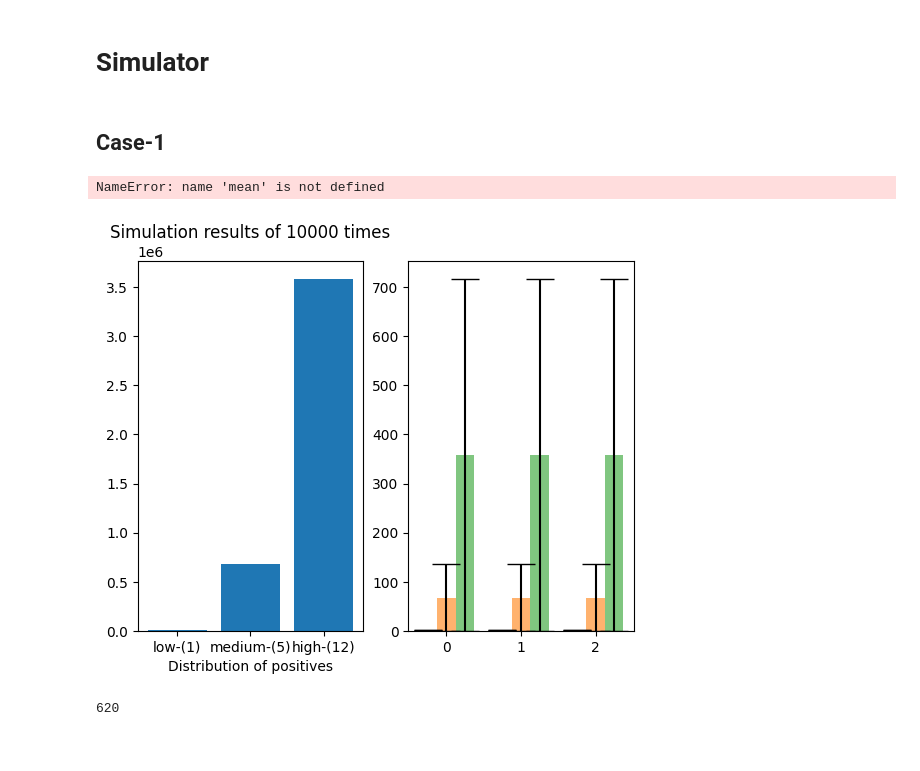
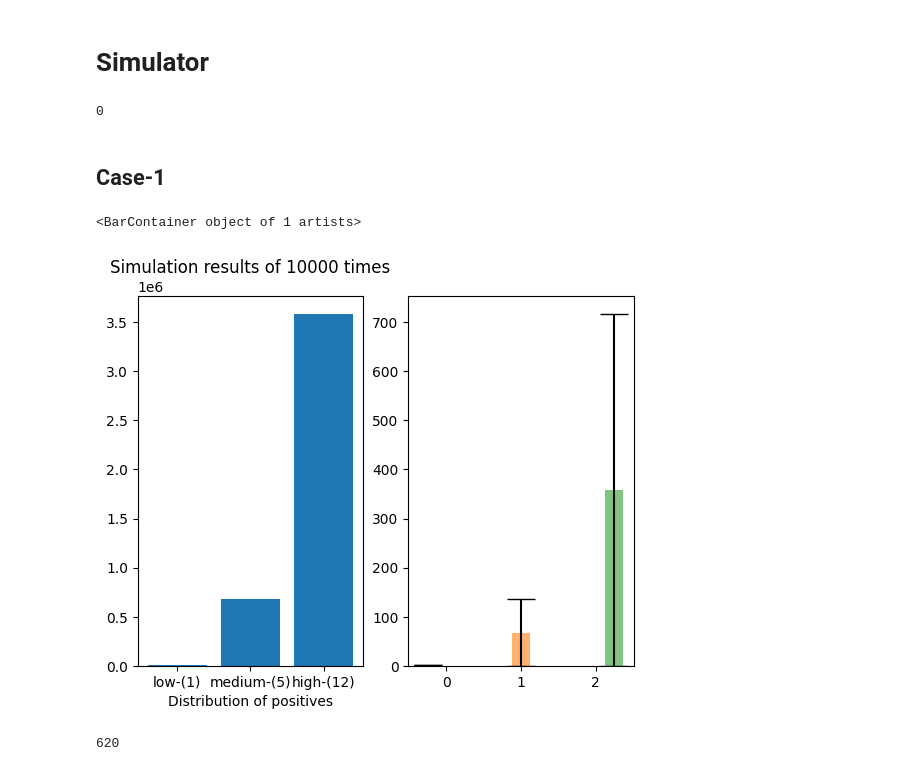
Before and after one commit to iGEM-TokyoTech/2023-Software-3D-PCR, a Jupyter notebook: notebooks/simulator.ipynb, the cells around one changed output. Saved outputs shown, nothing was run; the diff lists cells and outputs as text; code cells hidden in the pictures.

```diff
--- a/notebooks/simulator.ipynb
+++ b/notebooks/simulator.ipynb
@@ -61,6 +142,14 @@ def check_significant_difference(sample_1, sample_2):
         return True
     else:
         return False
+# %%
+plates = np.zeros(sample_size)
+plates[[1, 2, 0]] = 1
+plates[[1, 5, 6]] = 1
+# visualizer_positive(plates, (10, 589))
+visualizer(plates)
+# %% [output]
+0
 # %% [markdown]
 ## Case-1
 # %%
@@ -87,36 +176,33 @@ for data_density in range(len(cases)):
             result_1_high.append(calculate_positive_indices(plates))
 # %%
 fig = plt.figure()
+
 ax_1 = fig.add_subplot(1, 2, 1)
 ax_1.bar([0, 1, 2], [sum(result_1_low), sum(result_1_med), sum(result_1_high)], label=['hoge', 'hoge', 'hoge'])
 ax_1.set_xlabel('Distribution of positives')
 ticks_location = [0, 1, 2]  # この位置に目盛りを設定
 labels = [f'low-({cases[0]})', f'medium-({cases[1]})', f'high-({cases[2]})']   # このラベルを表示
 ax_1.set_xticks(ticks_location)
 ax_1.set_xticklabels(labels)
 ax_1.set_title(f'Simulation results of {shot_num} times')
 
 
 ax_2 = fig.add_subplot(1, 2, 2)
-
 mean_low = np.mean(result_1_low)
 std_dev_low = np.std(result_1_low)
 mean_med = np.mean(result_1_med)
 std_dev_med = np.mean(result_1_med)
 mean_high = np.mean(result_1_high)
 std_dev_high = np.mean(result_1_high)
 
 bar_width = 0.25
 positions = np.arange(3)
-ax_2.bar(positions - bar_width, mean_low, bar_width, yerr=std_dev_low, align='center', alpha=0.6, ecolor='black', capsize=10, label='low')
-ax_2.bar(positions, mean_med, bar_width, yerr=std_dev_med, align='center', alpha=0.6, ecolor='black', capsize=10, label='med')
-ax_2.bar(positions + bar_width, mean_high, bar_width, yerr=std_dev_high, align='center', alpha=0.6, ecolor='black', capsize=10, label='high')
-
-
-ax_2.bar(1, mean, yerr=std_dev, align='center', alpha=0.6, ecolor='black', capsize=10)
+ax_2.bar(positions[0] - bar_width, mean_low, bar_width, yerr=std_dev_low, align='center', alpha=0.6, ecolor='black', capsize=10, label='low')
+ax_2.bar(positions[1], mean_med, bar_width, yerr=std_dev_med, align='center', alpha=0.6, ecolor='black', capsize=10, label='med')
+ax_2.bar(positions[2] + bar_width, mean_high, bar_width, yerr=std_dev_high, align='center', alpha=0.6, ecolor='black', capsize=10, label='high')
 # %% [output]
-NameError: name 'mean' is not defined
+<BarContainer object of 1 artists>
-[figure, old version]
+[figure, new version]
 # %%
 max(result_1_high)-min(result_1_high)
 # %% [output]
```
Also changed, not shown: parts of 7 cells of this notebook, 1 other file.
